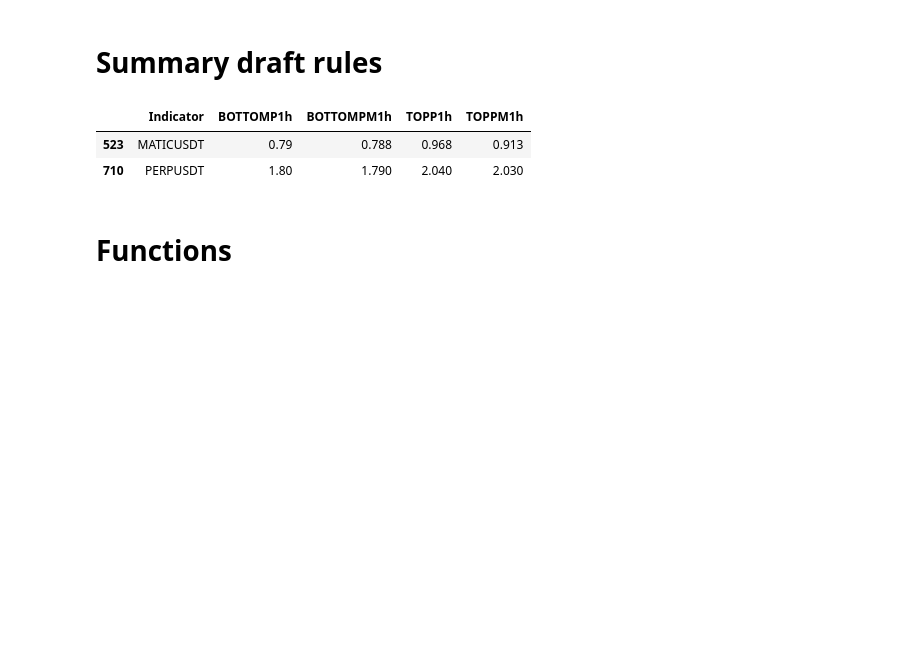
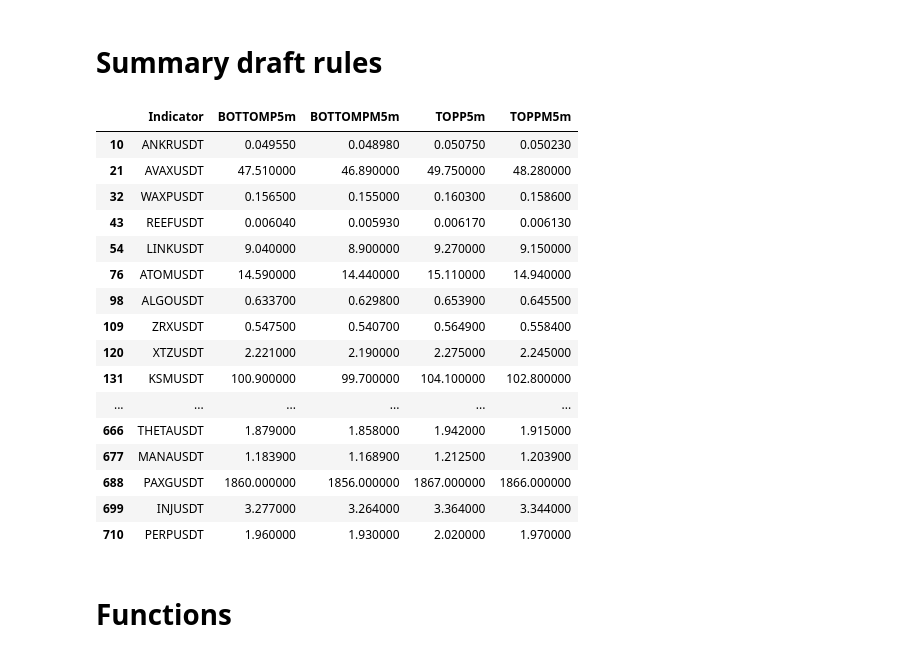
Before and after one commit to hjabbour/ML, a Jupyter notebook: STRSIMACDSMATOPBOTTOM-ML-Draft.ipynb, the cells around one changed output. Cells and saved outputs as stored; diff of their text form; code cells hidden in the pictures; blank space fills up the shorter version.

```diff
--- a/STRSIMACDSMATOPBOTTOM-ML-Draft.ipynb
+++ b/STRSIMACDSMATOPBOTTOM-ML-Draft.ipynb
@@ -664,39 +664,53 @@ macd3dd
 #macd3d1d
 #macd1d
 #pmacdu = macd3du[['Indicator','MACD3d','MACDSIGNAL3d','MACDM3d','MACDSIGNALM3d']]
 #pmacdu['diff']=abs(macd3du['MACD3d'])-abs(macd3du['MACDSIGNAL3d'])
 #pmacdu['diffm']=abs(macd3du['MACDM3d'])-abs(macd3du['MACDSIGNALM3d'])
 
 #pmacdd = macd3dd[['Indicator','MACD3d','MACDSIGNAL3d','MACDM3d','MACDSIGNALM3d']]
 #pmacdd['diff']=abs(macd3dd['MACD3d'])-abs(macd3dd['MACDSIGNAL3d'])
 #pmacdd['diffm']=abs(macd3dd['MACDM3d'])-abs(macd3dd['MACDSIGNALM3d'])
 
 test = final[['Indicator','BOTTOMP1h','BOTTOMPM1h','TOPP1h','TOPPM1h']]
 test15 = final[['Indicator','BOTTOMP15m','BOTTOMPM15m','TOPP15m','TOPPM15m']]
 test5 = final[['Indicator','BOTTOMP5m','BOTTOMPM5m','TOPP5m','TOPPM5m']]
 test30 = final[['Indicator','BOTTOMP30m','BOTTOMPM30m','TOPP30m','TOPPM30m']]
 
 
 higherhi = test15.loc[HIHI15m & HILO15m]
-higherhi = test30.loc[HIHI30m & HILO30m]
-higherhi = test.loc[HIHI1h & HILO1h]
-#higherhi = test5.loc[HIHI5m & HILO5m]
+#higherhi = test30.loc[HIHI30m & HILO30m]
+#higherhi = test.loc[HIHI1h & HILO1h]
+higherhi = test5.loc[HIHI5m & HILO5m]
 #higherhi = test15.loc[HIHI15m ]
 #higherhi = test.loc[HIHI1h]
 #higherhi = test5.loc[HIHI5m ]
 #higherlo = test5.loc[HILO5m ]
 #higherlo = test15.loc[HILO15m ]
 
 
 higherhi
 #macd3dd
 #macd3du
 #macd1dd
 #macd1dd
 # %% [output]
-|  | Indicator | BOTTOMP1h | BOTTOMPM1h | TOPP1h | TOPPM1h |
-| 523 | MATICUSDT | 0.79 | 0.788 | 0.968 | 0.913 |
-| 710 | PERPUSDT | 1.80 | 1.790 | 2.040 | 2.030 |
+|  | Indicator | BOTTOMP5m | BOTTOMPM5m | TOPP5m | TOPPM5m |
+| 10 | ANKRUSDT | 0.049550 | 0.048980 | 0.050750 | 0.050230 |
+| 21 | AVAXUSDT | 47.510000 | 46.890000 | 49.750000 | 48.280000 |
+| 32 | WAXPUSDT | 0.156500 | 0.155000 | 0.160300 | 0.158600 |
+| 43 | REEFUSDT | 0.006040 | 0.005930 | 0.006170 | 0.006130 |
+| 54 | LINKUSDT | 9.040000 | 8.900000 | 9.270000 | 9.150000 |
+| 76 | ATOMUSDT | 14.590000 | 14.440000 | 15.110000 | 14.940000 |
+| 98 | ALGOUSDT | 0.633700 | 0.629800 | 0.653900 | 0.645500 |
+| 109 | ZRXUSDT | 0.547500 | 0.540700 | 0.564900 | 0.558400 |
+| 120 | XTZUSDT | 2.221000 | 2.190000 | 2.275000 | 2.245000 |
+| 131 | KSMUSDT | 100.900000 | 99.700000 | 104.100000 | 102.800000 |
+| ... | ... | ... | ... | ... | ... |
+| 666 | THETAUSDT | 1.879000 | 1.858000 | 1.942000 | 1.915000 |
+| 677 | MANAUSDT | 1.183900 | 1.168900 | 1.212500 | 1.203900 |
+| 688 | PAXGUSDT | 1860.000000 | 1856.000000 | 1867.000000 | 1866.000000 |
+| 699 | INJUSDT | 3.277000 | 3.264000 | 3.364000 | 3.344000 |
+| 710 | PERPUSDT | 1.960000 | 1.930000 | 2.020000 | 1.970000 |
 # %% [markdown]
 # Functions
 # %%
```
Also changed, not shown: parts of 7 cells of this notebook, 3 other files.
